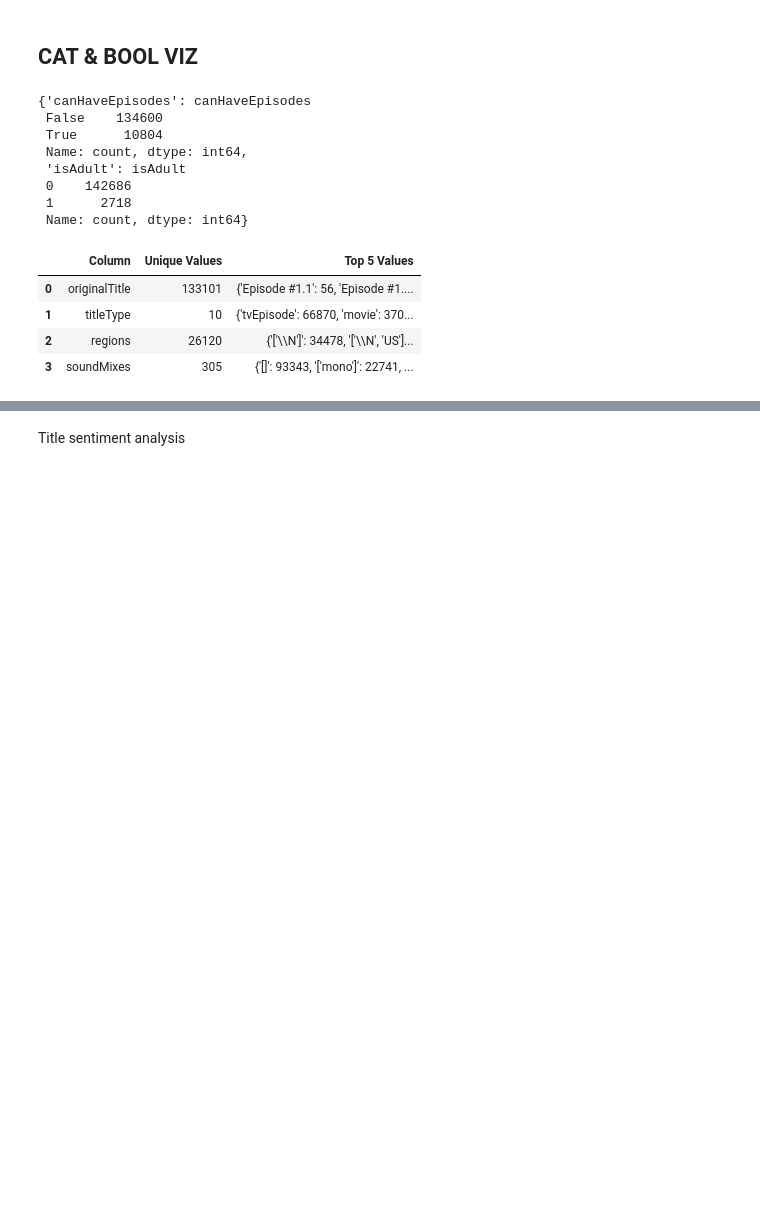
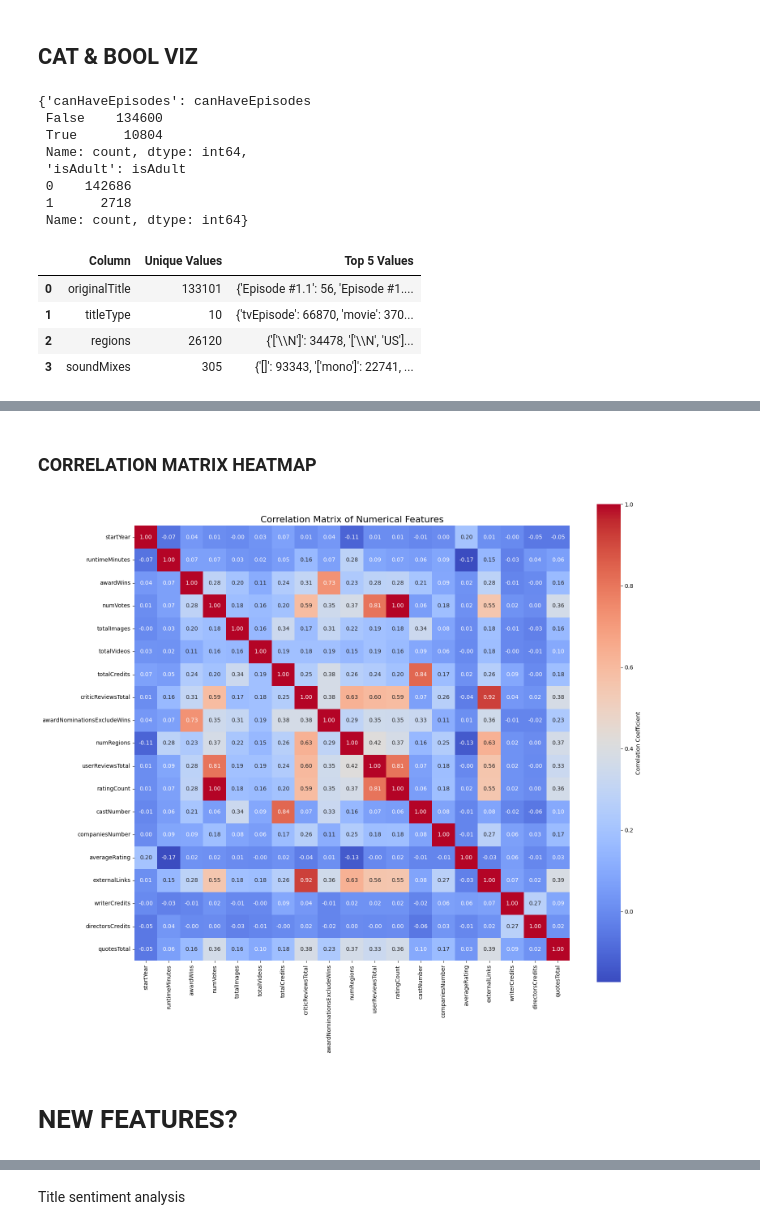
Before and after one commit to drizzello/DataMining2, a Jupyter notebook: EDA.ipynb, the cells around one changed output, grey strips where cells are left out. Saved outputs shown, nothing was run; the diff lists cells and outputs as text; code cells hidden in the pictures; blank space fills up the shorter version.

```diff
--- a/EDA.ipynb
+++ b/EDA.ipynb
@@ -695,0 +742,15 @@ list_summary_df
+# %% [markdown]
+### CORRELATION MATRIX HEATMAP
+# %%
+# Compute correlation matrix
+correlation_matrix = df[numeric_cols].corr()
+
+# Plot heatmap with correlation values in cells
+plt.figure(figsize=(16, 14))
+sns.heatmap(correlation_matrix, annot=True, fmt=".2f", cmap="coolwarm", square=True,
+            cbar_kws={'label': 'Correlation Coefficient'})
+plt.title("Correlation Matrix of Numerical Features", fontsize=16)
+plt.tight_layout()
+plt.show()
+# %% [output]
+[figure, added]
@@ -695,0 +760,2 @@ list_summary_df
+# %% [markdown]
+# NEW FEATURES?
```
Also changed, not shown: parts of 36 cells of this notebook.
